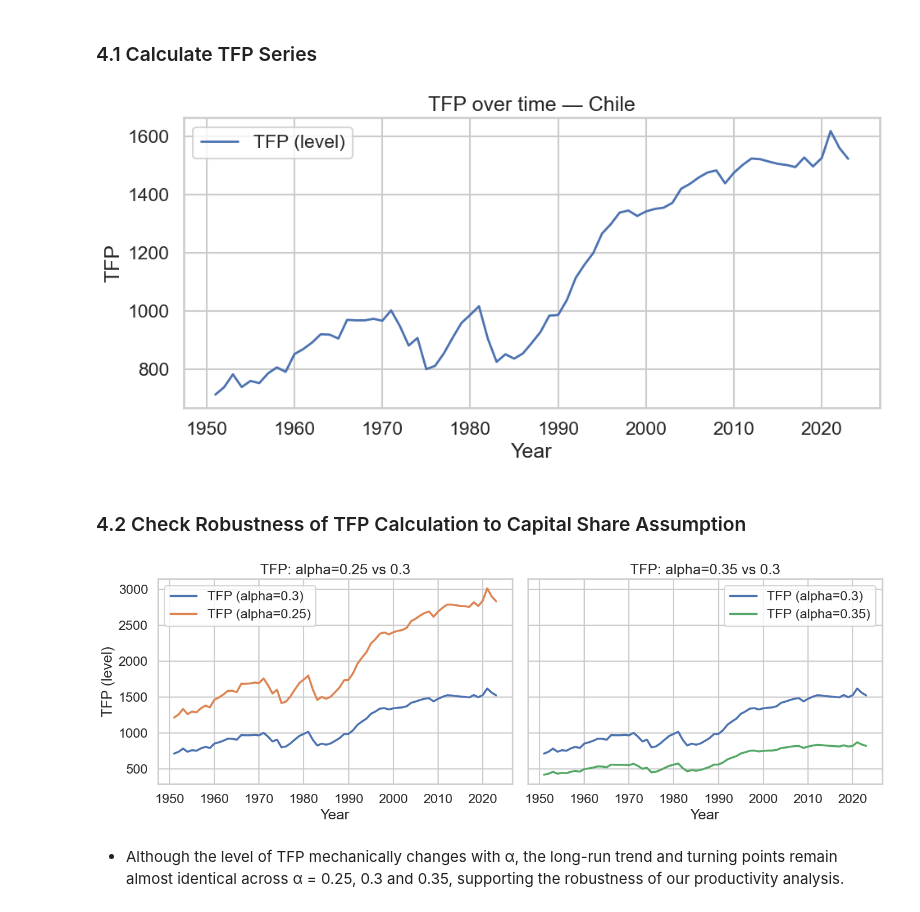
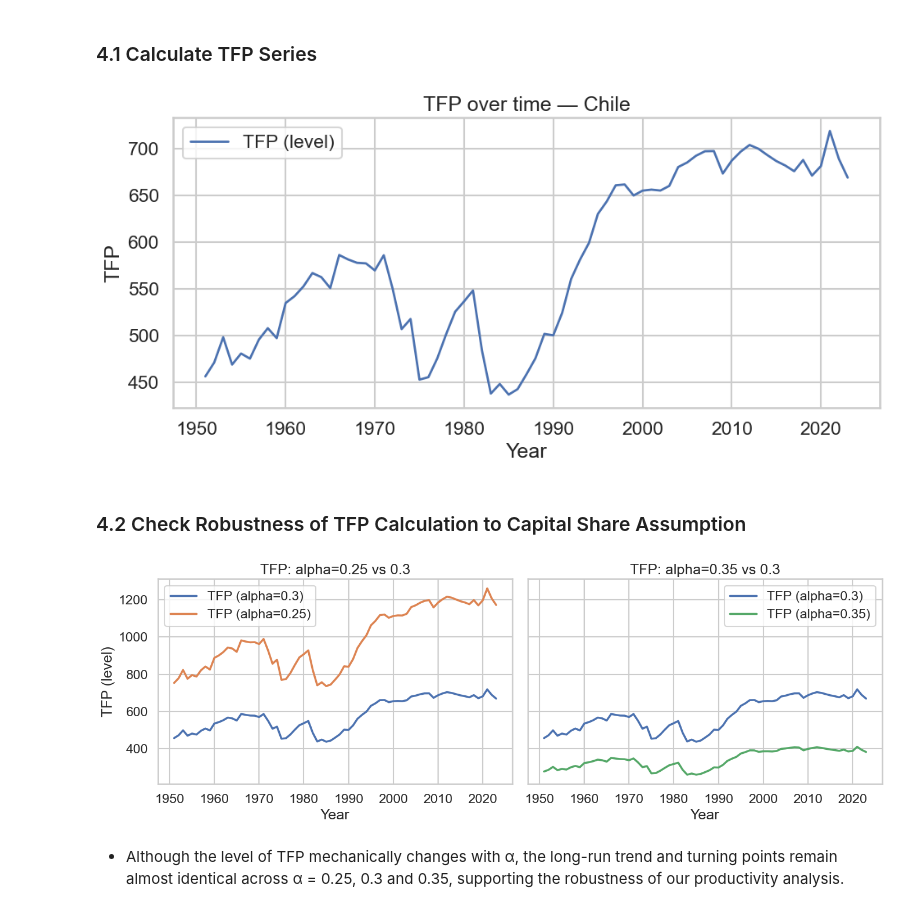
Before and after one commit to IcarusBai/EC2B1_Coursework, a Jupyter notebook: EC2B1_Coursework_Program.ipynb, the cells around one changed output. Cells and saved outputs as stored; diff of their text form; code cells hidden in the pictures.

```diff
--- a/EC2B1_Coursework_Program.ipynb
+++ b/EC2B1_Coursework_Program.ipynb
@@ -237,11 +237,12 @@ alpha = 0.3
 data_Chile['ln_Y'] = np.log(data_Chile['rgdpna'])
 data_Chile['ln_k'] = np.log(data_Chile['rnna'])
 data_Chile['ln_l'] = np.log(data_Chile['emp'])
+data_Chile['ln_H'] = np.log(data_Chile['hc'])
 
 data_Chile['ln_tfp'] = (
     data_Chile['ln_Y']
     - alpha * data_Chile['ln_k']
-    - (1 - alpha) * data_Chile['ln_l']
+    - (1 - alpha) * (data_Chile['ln_l'] + data_Chile['ln_H'])
 )
 
 data_Chile['tfp'] = np.exp(data_Chile['ln_tfp'])
@@ -265,7 +266,7 @@ plt.tight_layout()
 # fig.savefig('fig_tfp.png', dpi=300)
 plt.show()
 # %% [output]
-[figure, old version]
+[figure, new version]
 # %% [markdown]
 ### 4.2 Check Robustness of TFP Calculation to Capital Share Assumption
 # %%
@@ -278,36 +279,36 @@ for key, alpha in alphas.items():
         data_Chile[ln_col] = (
             data_Chile['ln_Y']
             - alpha * data_Chile['ln_k']
-            - (1 - alpha) * data_Chile['ln_l']
+            - (1 - alpha) * (data_Chile['ln_l'] + data_Chile['ln_H'])
         )
         data_Chile[level_col] = np.exp(data_Chile[ln_col])
 
 # Plotting TFP for different alpha values
 years = data_Chile['year']
 fig, axes = plt.subplots(1, 2, figsize=(14, 5), sharey=True)
 
 lw = 2.5
 # Left plot: alpha = 0.25 vs baseline (0.3)
 axes[0].plot(years, data_Chile['tfp'], label='TFP (alpha=0.3)', linewidth=lw, color='C0')
 axes[0].plot(years, data_Chile['tfp_a025'], label='TFP (alpha=0.25)', linewidth=lw, color='C1')
 axes[0].set_title('TFP: alpha=0.25 vs 0.3')
 axes[0].set_xlabel('Year')
 axes[0].set_ylabel('TFP (level)')
 axes[0].legend()
 axes[0].grid(True)
 
 # Right plot: alpha = 0.35 vs baseline (0.3)
 axes[1].plot(years, data_Chile['tfp'], label='TFP (alpha=0.3)', linewidth=lw, color='C0')
 axes[1].plot(years, data_Chile['tfp_a035'], label='TFP (alpha=0.35)', linewidth=lw, color='C2')
 axes[1].set_title('TFP: alpha=0.35 vs 0.3')
 axes[1].set_xlabel('Year')
 axes[1].legend()
 axes[1].grid(True)
 
 plt.tight_layout()
 plt.show()
 # %% [output]
-[figure, old version]
+[figure, new version]
 # %% [markdown]
 - Although the level of TFP mechanically changes with α, the long-run trend and turning points remain almost identical across α = 0.25, 0.3 and 0.35, supporting the robustness of our productivity analysis.
 # %% [markdown]
```
Also changed, not shown: parts of 2 cells of this notebook, 3 other files.
